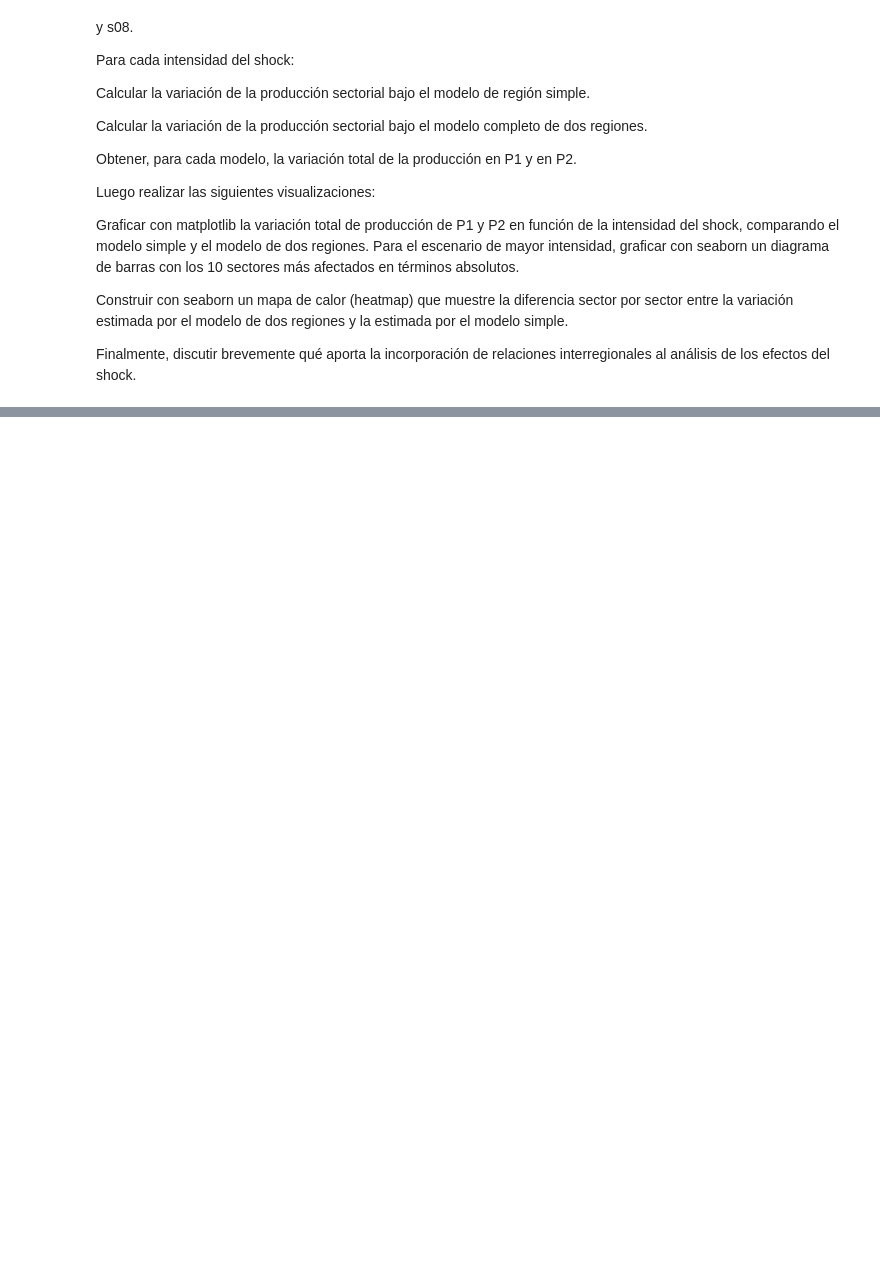
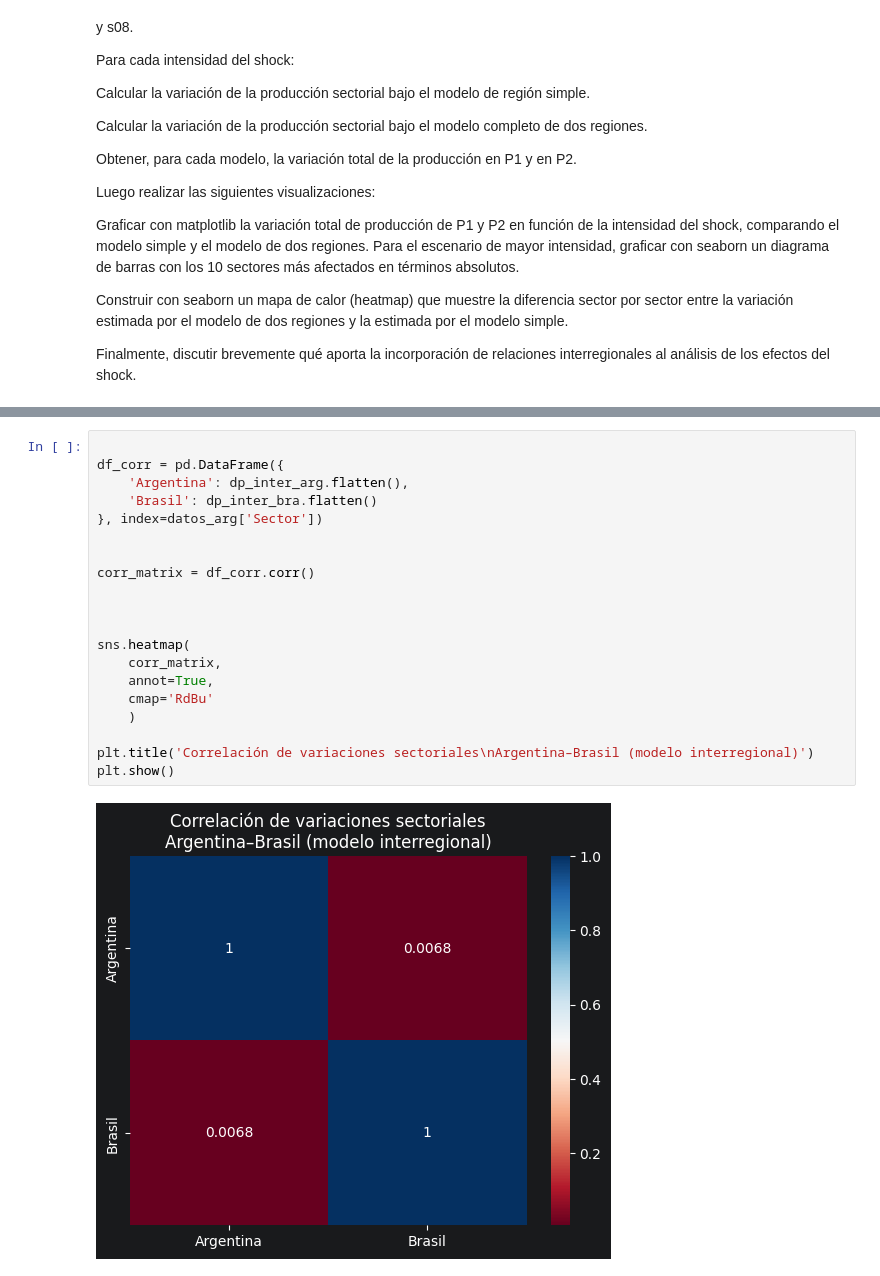
Before and after one commit to nicoazzoni/Maestr-a---Trabajo-Pr-ctico--Leontief-, a Jupyter notebook: Tp_Richard/Python_Datos_TP.ipynb, the cells around one changed output, grey strips where cells are left out. Drawn from its saved outputs; the diff is of its cells as text; blank space fills up the shorter version.

```diff
--- a/Tp_Richard/Python_Datos_TP.ipynb
+++ b/Tp_Richard/Python_Datos_TP.ipynb
@@ -429,0 +561,22 @@ Finalmente, discutir brevemente qué aporta la incorporación de relaciones inte
+# %%
+
+df_corr = pd.DataFrame({
+    'Argentina': dp_inter_arg.flatten(),
+    'Brasil': dp_inter_bra.flatten()
+}, index=datos_arg['Sector'])
+
+
+corr_matrix = df_corr.corr()
+
+
+
+sns.heatmap(
+    corr_matrix,
+    annot=True,
+    cmap='RdBu'
+    )
+
+plt.title('Correlación de variaciones sectoriales\nArgentina–Brasil (modelo interregional)')
+plt.show()
+# %% [output]
+[figure, added]
```
Also changed, not shown: parts of 9 cells of this notebook, 1 other file.
